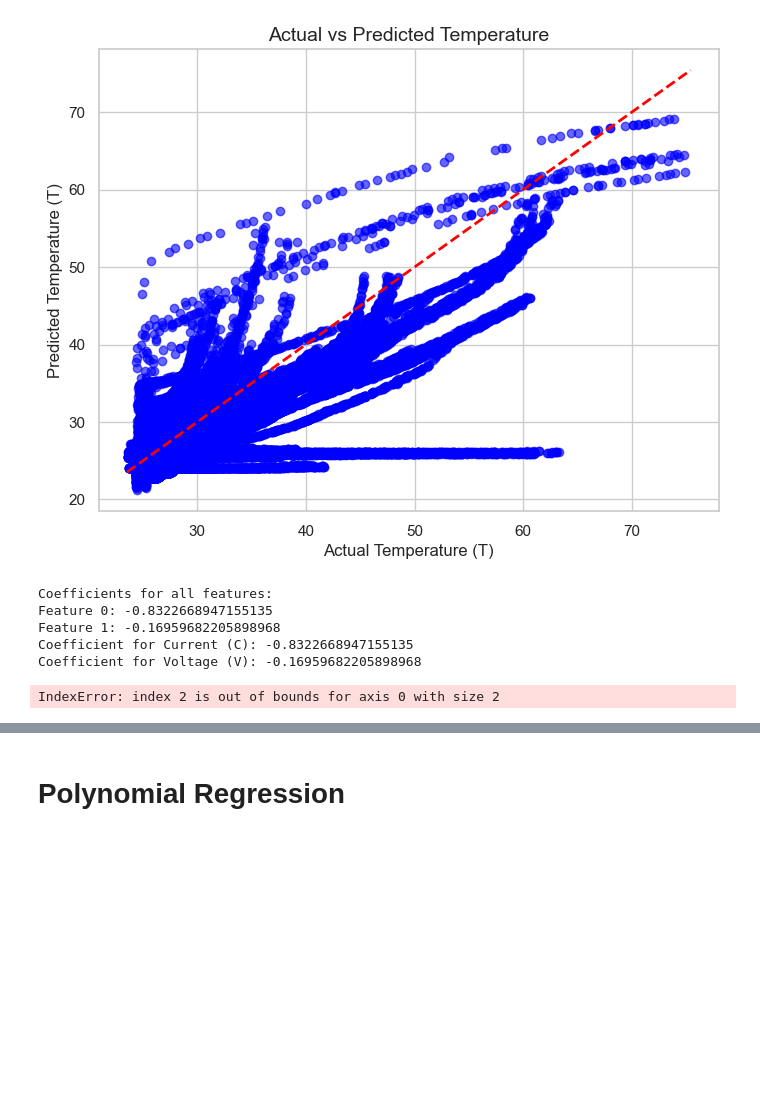
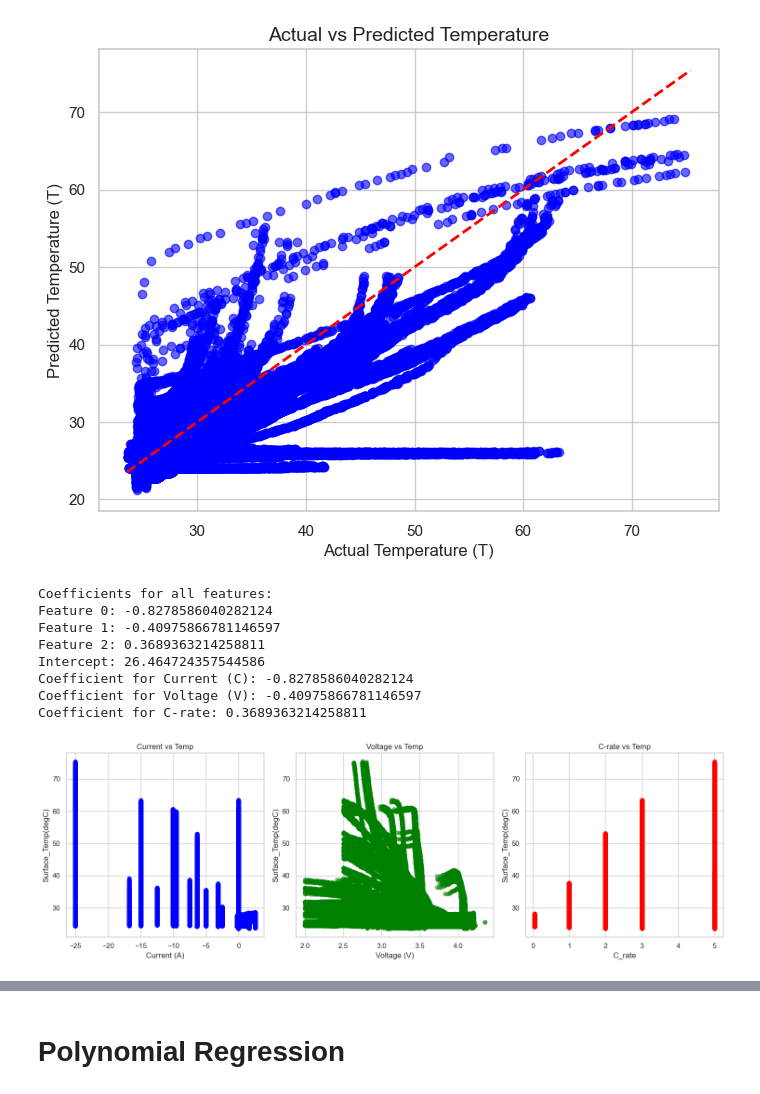
Before and after one commit to oliviapetronio/Li-ion-batteries-and-Temperatures, a Jupyter notebook: Model/Models_1.ipynb, the cells around one changed output, grey strips where cells are left out. Cells and saved outputs as stored; diff of their text form; code cells hidden in the pictures; blank space fills up the shorter version.

```diff
--- a/Model/Models_1.ipynb
+++ b/Model/Models_1.ipynb
@@ -401,48 +402,67 @@ Mean Squared Error: 2.75
 R^2 Score: 0.57
 [figure]
 # %%
+from sklearn.linear_model import LinearRegression
+import matplotlib.pyplot as plt
+
+# Ensure the features include Current, Voltage, and C-rate
+X = df[['Current(A)', 'Voltage(V)', 'C_rate_numeric']]  # Include C-rate
+y = df['Surface_Temp(degC)']  # Target variable (Surface_Temp)
+
 # Fit the Linear Regression model
 linear_model = LinearRegression().fit(X, y)
 
-# Coefficients for all features (Current, Voltage, Temperature)
+# Coefficients for all features (Current, Voltage, C-rate)
 coefficients = linear_model.coef_
+intercept = linear_model.intercept_  # Intercept term
 
 # Print all coefficients
 print("Coefficients for all features:")
 for i, coef in enumerate(coefficients):
     print(f"Feature {i}: {coef}")
 
-# Coefficients for Current (C), Voltage (V), and Surface Temperature (T)
+# Print the intercept
+print(f"Intercept: {intercept}")
+
+# Coefficients for Current (C), Voltage (V), and C-rate
 print(f"Coefficient for Current (C): {coefficients[0]}")  # First feature in X
 print(f"Coefficient for Voltage (V): {coefficients[1]}")  # Second feature in X
-print(f"Coefficient for Surface Temperature (T): {coefficients[2]}")  # Third feature in X
+print(f"Coefficient for C-rate: {coefficients[2]}")  # Third feature in X
 
-# Scatter plot for each feature (Current, Voltage, Temperature) vs Energy
+# Scatter plot for each feature (Current, Voltage, C-rate) vs Surface Temperature
+plt.figure(figsize=(15, 5))
+
+# Current vs Surface Temperature
 plt.subplot(1, 3, 1)
-plt.scatter(df['Current(A)'], df['Energy'], color='blue', alpha=0.5)
-plt.title('Current vs Energy')
+plt.scatter(df['Current(A)'], df['Surface_Temp(degC)'], color='blue', alpha=0.5)
+plt.title('Current vs Temp')
 plt.xlabel('Current (A)')
-plt.ylabel('Energy')
+plt.ylabel('Surface_Temp(degC)')
 
+# Voltage vs Surface Temperature
 plt.subplot(1, 3, 2)
-plt.scatter(df['Voltage(V)'], df['Energy'], color='green', alpha=0.5)
-plt.title('Voltage vs Energy')
+plt.scatter(df['Voltage(V)'], df['Surface_Temp(degC)'], color='green', alpha=0.5)
+plt.title('Voltage vs Temp')
 plt.xlabel('Voltage (V)')
-plt.ylabel('Energy')
+plt.ylabel('Surface_Temp(degC)')
 
+# C-rate vs Surface Temperature
 plt.subplot(1, 3, 3)
-plt.scatter(df['Surface_Temp(degC)'], df['Energy'], color='red', alpha=0.5)
-plt.title('Temperature vs Energy')
-plt.xlabel('Temperature (°C)')
-plt.ylabel('Energy')
+plt.scatter(df['C_rate_numeric'], df['Surface_Temp(degC)'], color='red', alpha=0.5)
+plt.title('C-rate vs Temp')
+plt.xlabel('C_rate')
+plt.ylabel('Surface_Temp(degC)')
 
 plt.tight_layout()
 plt.show()
 # %% [output]
 Coefficients for all features:
-Feature 0: -0.8322668947155135
-Feature 1: -0.16959682205898968
-Coefficient for Current (C): -0.8322668947155135
-Coefficient for Voltage (V): -0.16959682205898968
+Feature 0: -0.8278586040282124
+Feature 1: -0.40975866781146597
+Feature 2: 0.3689363214258811
+Intercept: 26.464724357544586
+Coefficient for Current (C): -0.8278586040282124
+Coefficient for Voltage (V): -0.40975866781146597
+Coefficient for C-rate: 0.3689363214258811
-IndexError: index 2 is out of bounds for axis 0 with size 2
+[figure, added]
 # %%
```
Also changed, not shown: parts of 21 cells of this notebook.
